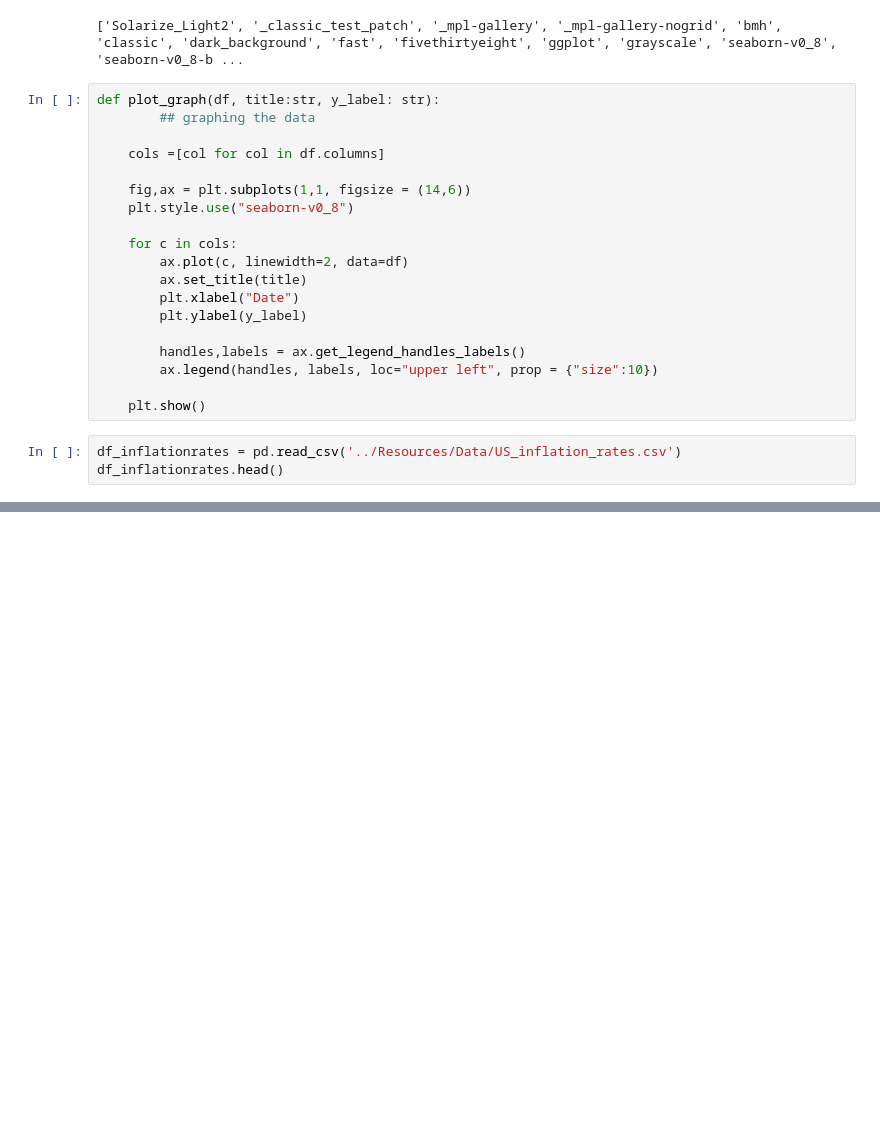
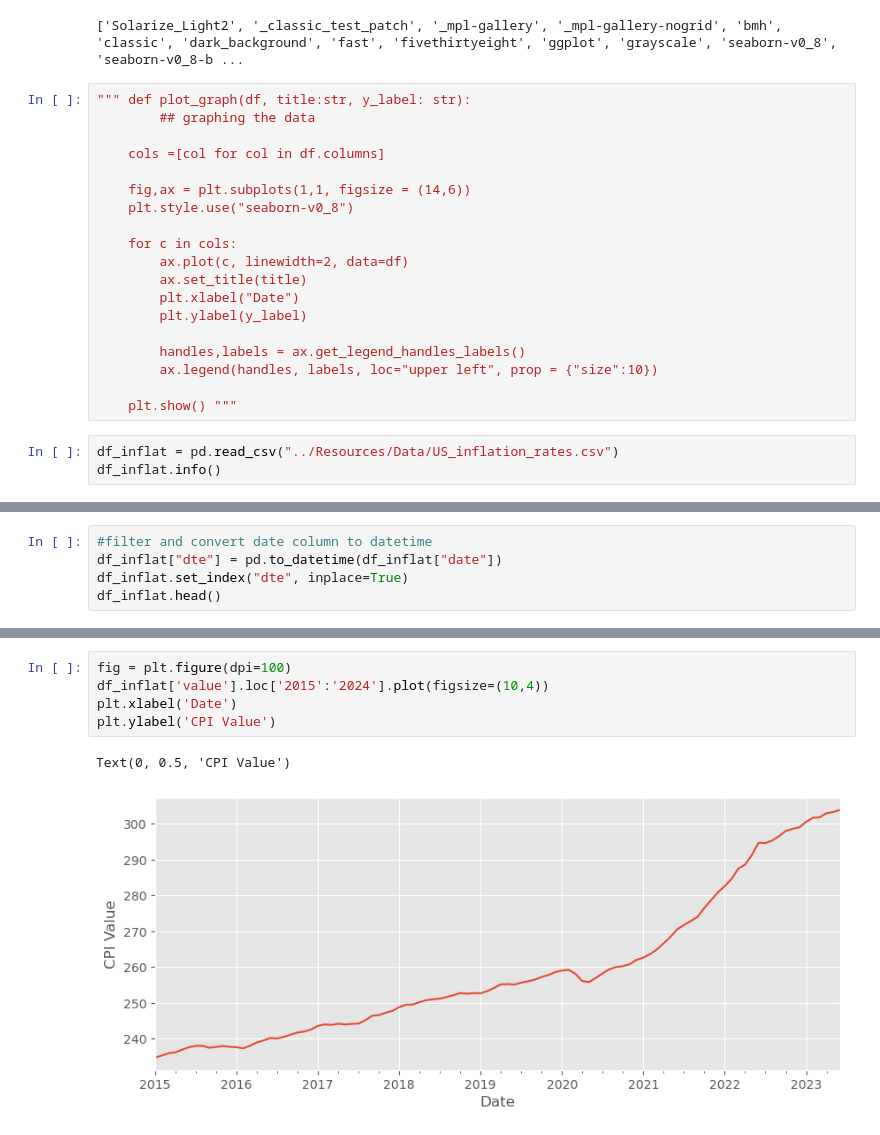
Before and after one commit to xraySMULu/the-big-squeeze, a Jupyter notebook: Code/cg_analysis.ipynb, the cells around one changed output, grey strips where cells are left out. Saved outputs shown, nothing was run; the diff lists cells and outputs as text; blank space fills up the shorter version.

Commit message:
cg_analysis v2; data

```diff
--- a/Code/cg_analysis.ipynb
+++ b/Code/cg_analysis.ipynb
@@ -40,7 +41,7 @@ print(plt.style.available)
 # %% [output]
 ['Solarize_Light2', '_classic_test_patch', '_mpl-gallery', '_mpl-gallery-nogrid', 'bmh', 'classic', 'dark_background', 'fast', 'fivethirtyeight', 'ggplot', 'grayscale', 'seaborn-v0_8', 'seaborn-v0_8-b ...
 # %%
-def plot_graph(df, title:str, y_label: str):
+""" def plot_graph(df, title:str, y_label: str):
         ## graphing the data
 
     cols =[col for col in df.columns]
@@ -57,8 +58,8 @@ def plot_graph(df, title:str, y_label: str):
         handles,labels = ax.get_legend_handles_labels()
         ax.legend(handles, labels, loc="upper left", prop = {"size":10})
 
-    plt.show()
+    plt.show() """
 # %%
-df_inflationrates = pd.read_csv('../Resources/Data/US_inflation_rates.csv')
-df_inflationrates.head()
+df_inflat = pd.read_csv("../Resources/Data/US_inflation_rates.csv")
+df_inflat.info()
 # %% [output]
@@ -72,0 +75,5 @@ df_inflationrates.head()
+# %%
+#filter and convert date column to datetime
+df_inflat["dte"] = pd.to_datetime(df_inflat["date"])
+df_inflat.set_index("dte", inplace=True)
+df_inflat.head()
@@ -72,0 +110,8 @@ df_inflationrates.head()
+# %%
+fig = plt.figure(dpi=100)
+df_inflat['value'].loc['2015':'2024'].plot(figsize=(10,4))
+plt.xlabel('Date')
+plt.ylabel('CPI Value')
+# %% [output]
+Text(0, 0.5, 'CPI Value')
+[figure, added]
```
Also changed, not shown: parts of 20 cells of this notebook, 8 other files.
